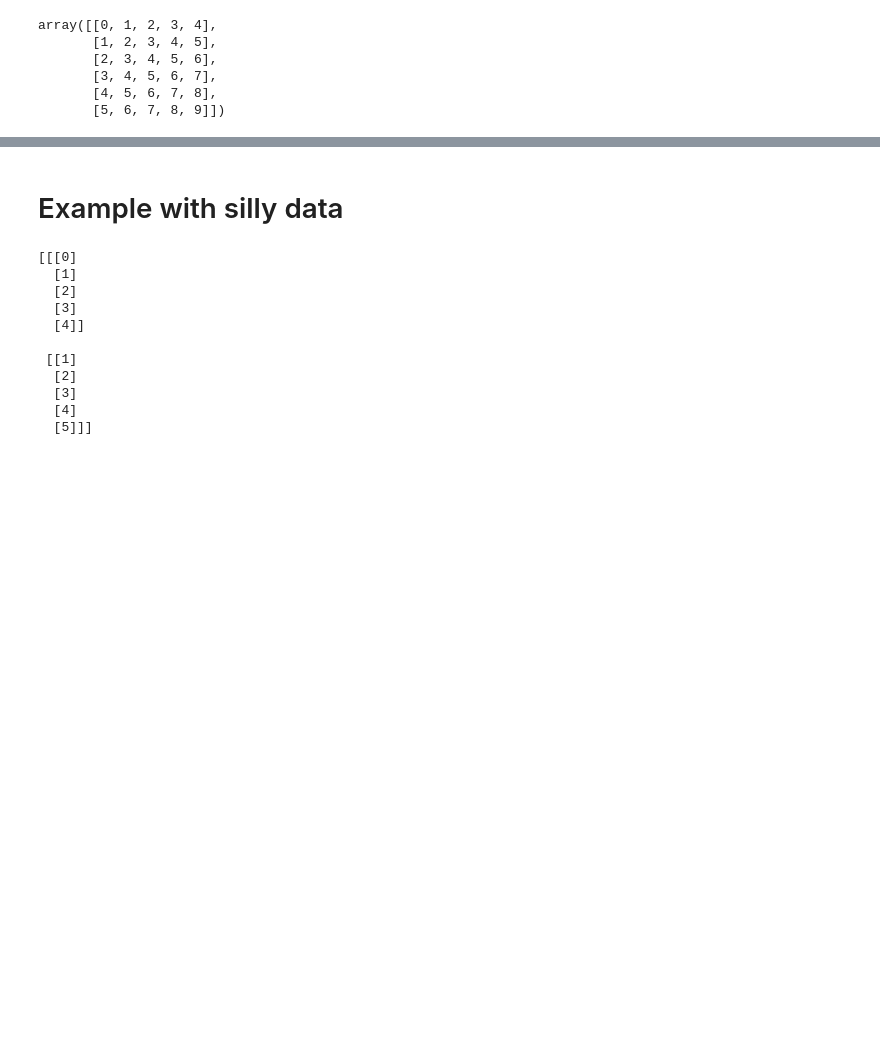
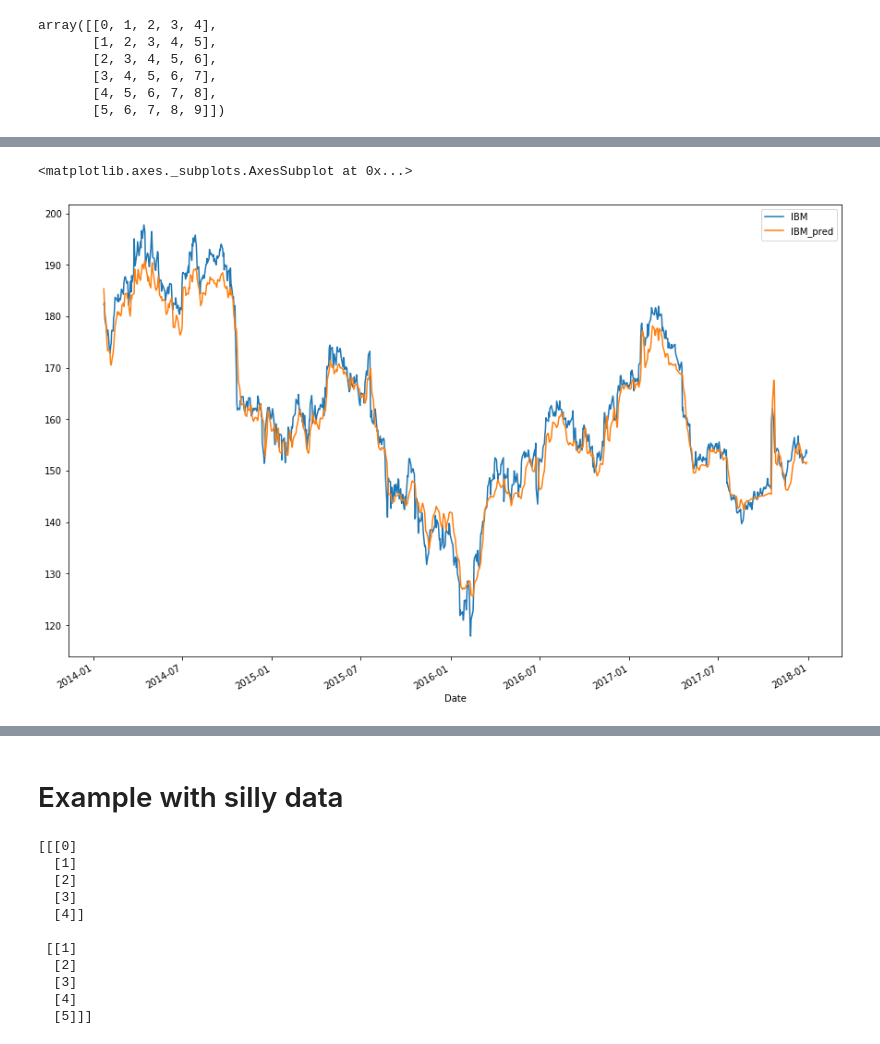
Before and after one commit to jomartla/TimeSeries_StockMarket, a Jupyter notebook: CNN1d.ipynb, the cells around one changed output, grey strips where cells are left out. Saved outputs shown, nothing was run; the diff lists cells and outputs as text; code cells hidden in the pictures; blank space fills up the shorter version.

```diff
--- a/CNN1d.ipynb
+++ b/CNN1d.ipynb
@@ -134,3 +157,0 @@ Epoch 10/10
-# %%
-score = model.evaluate(X_test, y_test, batch_size=16)
-print(score)
@@ -139,0 +169,25 @@ print(score)
+# %%
+
+def train_all(series_rolling):
+    models = {}
+    predictions = pd.DataFrame()
+    scores = {}
+    for s in series_rolling:
+        data = series_rolling[s]
+        features = data.drop(columns = "Target")
+        target = data["Target"]
+        X_train, X_test, y_train, y_test = series_split(features, target, test_size=0.33)
+        X_train_r, X_test_r = reshape_values(X_train, X_test)
+        model = create_Conv1D_model()
+        history = model.fit(X_train_r, y_train, batch_size=32, epochs=40, validation_data=(X_test_r,y_test))
+        score = model.evaluate(X_test_r, y_test, batch_size=16)
+        print(s," = ", score)
+        pred = model.predict(X_test_r)
+        scores[s] = score
+        predictions[s] = pred.flatten()
+        models[s] = model
+    predictions.index = y_test.index
+    predictions = predictions.add_suffix("_pred")
+    return models, predictions, scores
+# %%
+models_norm, predictions_norm, scores_norm = train_all(series_rolling_norm)
@@ -139,0 +212,3 @@ print(score)
+# %%
+predictions_recovered = unstandarize(predictions_norm, statistics)
+answer_recovered = pd.merge(data,predictions_recovered,left_index = True, right_index = True)
@@ -139,0 +217,6 @@ print(score)
+# %%
+fig, ax = plt.subplots( figsize = (15,10))
+answer_recovered[["IBM", "IBM_pred"]].plot(fig = fig, ax = ax, legend=True)
+# %% [output]
+<matplotlib.axes._subplots.AxesSubplot at 0x...>
+[figure, added]
```
Also changed, not shown: parts of 38 cells of this notebook, 3 other files.
